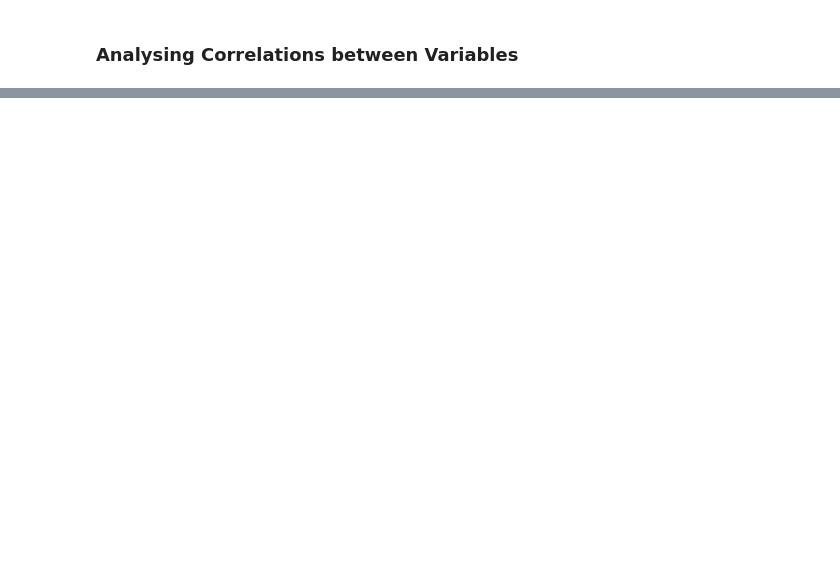
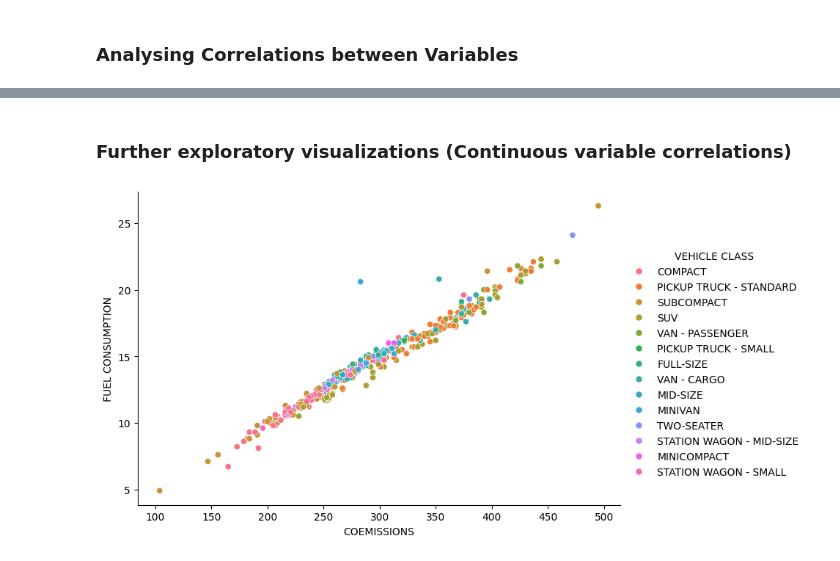
Before and after one commit to kaiulr/regression_task, a Jupyter notebook: notebooks/data_exploration.ipynb, the cells around one changed output, grey strips where cells are left out. Saved outputs shown, nothing was run; the diff lists cells and outputs as text; code cells hidden in the pictures; blank space fills up the shorter version.

```diff
--- a/notebooks/data_exploration.ipynb
+++ b/notebooks/data_exploration.ipynb
@@ -121,0 +125,7 @@ Name: FUEL CONSUMPTION, dtype: float64
+# %% [markdown]
+### Further exploratory visualizations (Continuous variable correlations)
+# %%
+sns.relplot(data=df, x='COEMISSIONS', y='FUEL CONSUMPTION', hue='VEHICLE CLASS', aspect=1.5)
+plt.show()
+# %% [output]
+[figure, added]
```
Also changed, not shown: parts of 3 cells of this notebook, 8 other files.
